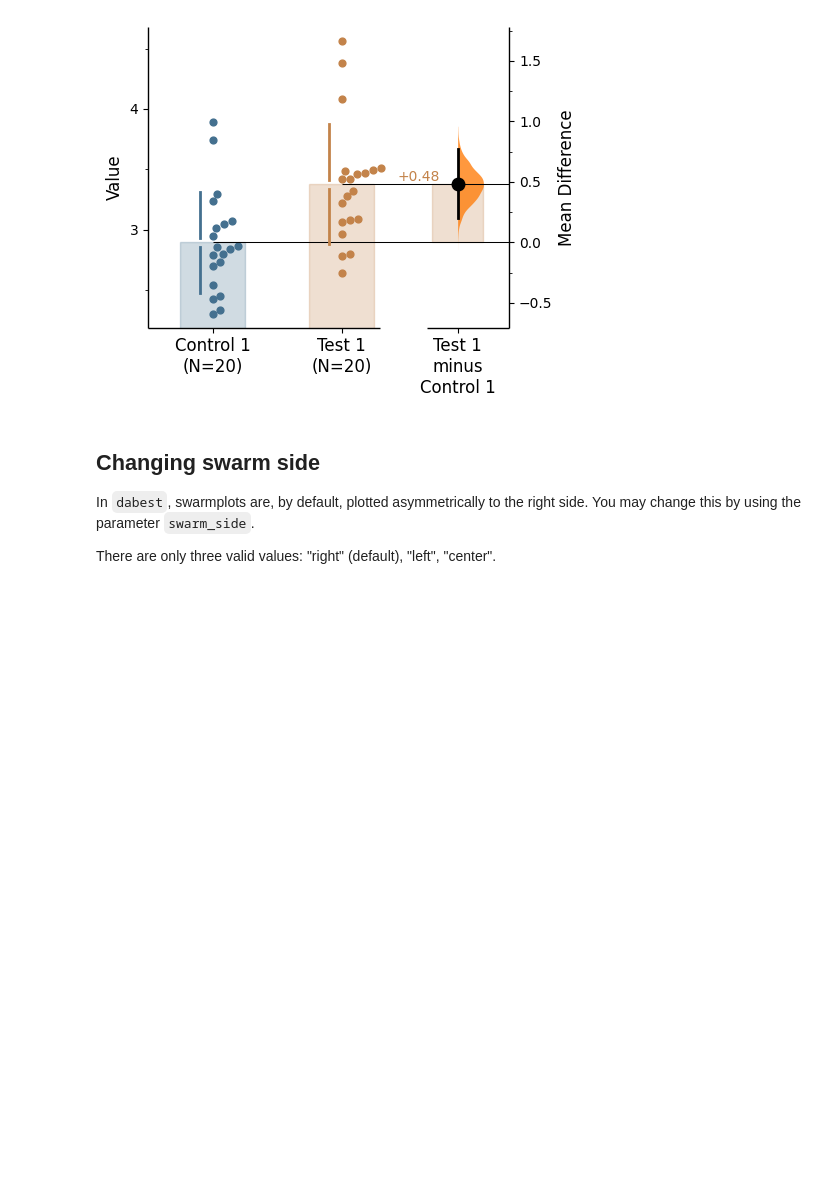
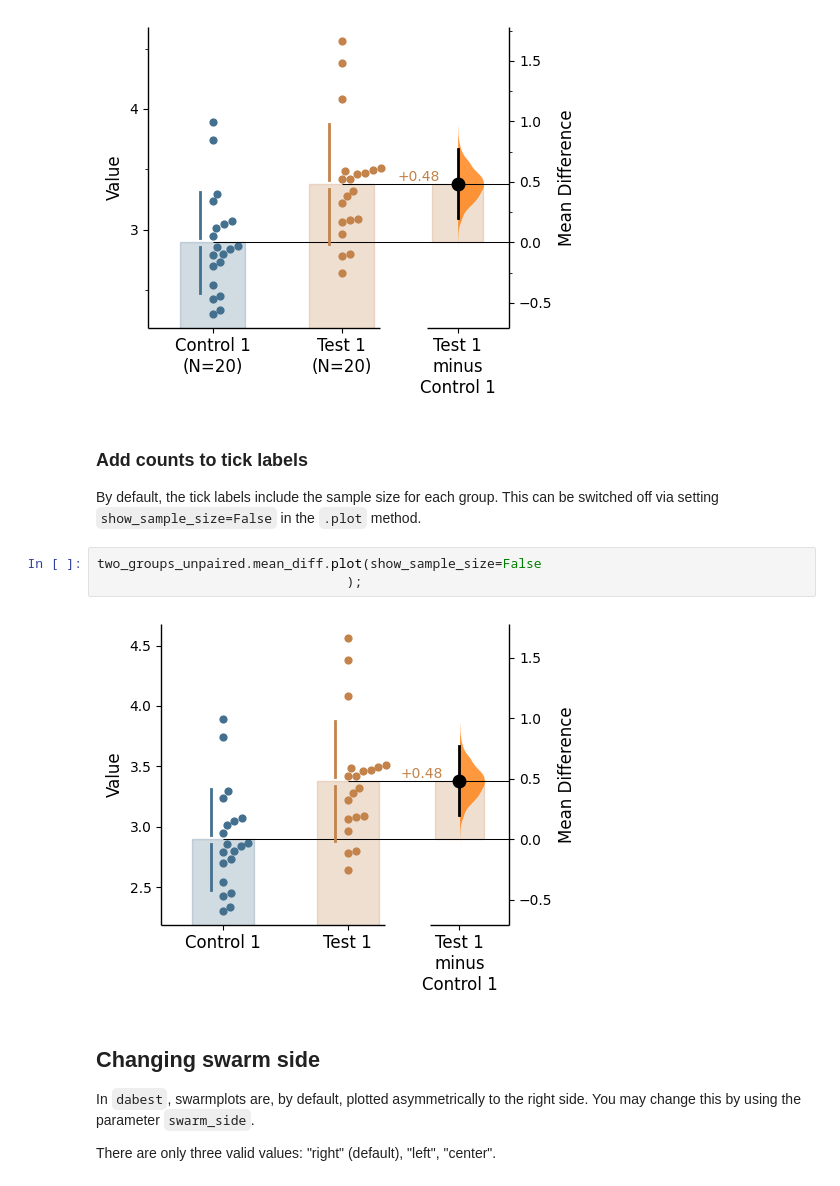
Before and after one commit to ACCLAB/DABEST-python, a Jupyter notebook: nbs/tutorials/09-plot_aesthetics.ipynb, the cells around one changed output. Drawn from its saved outputs; the diff is of its cells as text; blank space fills up the shorter version.

```diff
--- a/nbs/tutorials/09-plot_aesthetics.ipynb
+++ b/nbs/tutorials/09-plot_aesthetics.ipynb
@@ -335,6 +338,15 @@ contrast_axes.yaxis.set_major_locator(Ticker.MultipleLocator(0.5))
 contrast_axes.yaxis.set_minor_locator(Ticker.MultipleLocator(0.25))
 # %% [output]
 [figure]
+# %% [markdown]
+### Add counts to tick labels
+By default, the tick labels include the sample size for each group. This can be switched off via
+setting `show_sample_size=False` in the `.plot` method.
+# %%
+two_groups_unpaired.mean_diff.plot(show_sample_size=False
+                                );
+# %% [output]
+[figure, added]
 # %% [markdown]
 ## Changing swarm side
 In `dabest`, swarmplots are, by default, plotted asymmetrically to the right side. You may change this by using the parameter `swarm_side`.
```
Also changed, not shown: parts of 37 cells of this notebook, 35 other files.
